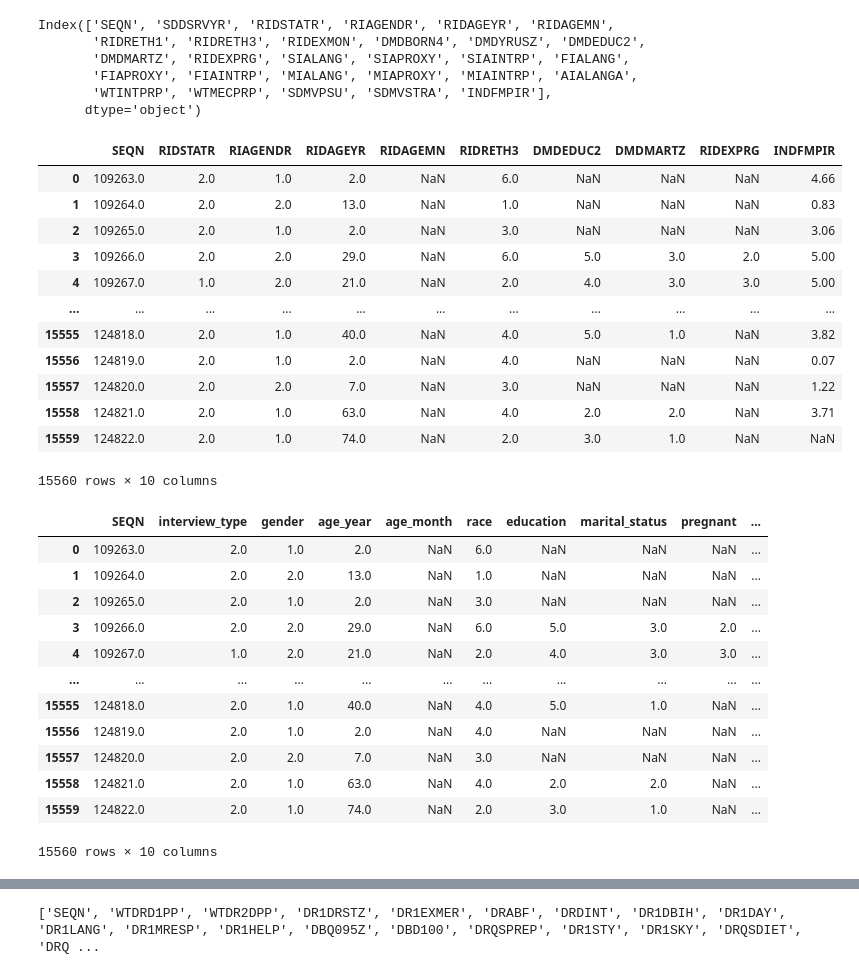
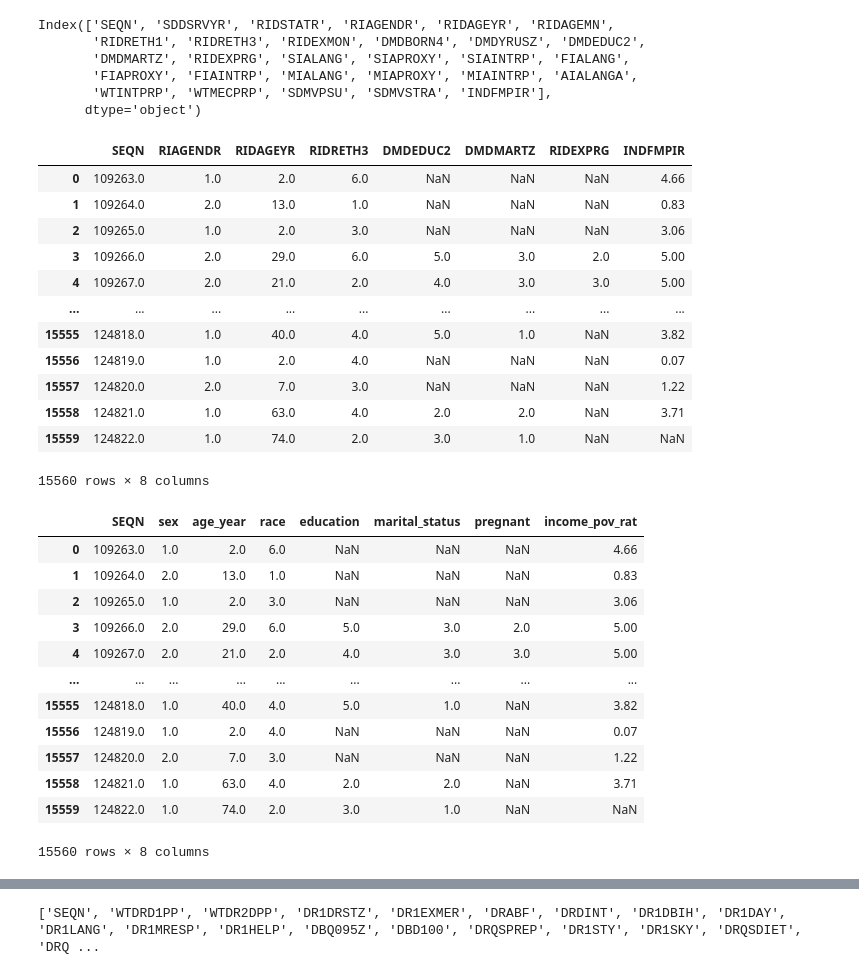
Before and after one commit to beauleblond/nutrec, a Jupyter notebook: app/cleaning_nhanes.ipynb, the cells around one changed output, grey strips where cells are left out. Saved outputs shown, nothing was run; the diff lists cells and outputs as text; code cells hidden in the pictures.

```diff
--- a/app/cleaning_nhanes.ipynb
+++ b/app/cleaning_nhanes.ipynb
@@ -45,30 +51,27 @@ Index(['SEQN', 'SDDSRVYR', 'RIDSTATR', 'RIAGENDR', 'RIDAGEYR', 'RIDAGEMN',
        'WTINTPRP', 'WTMECPRP', 'SDMVPSU', 'SDMVSTRA', 'INDFMPIR'],
       dtype='object')
 # %%
-cols_to_keep = ['SEQN', 'RIDSTATR', 'RIAGENDR', 'RIDAGEYR', 'RIDAGEMN',
-               'RIDRETH3', 'DMDEDUC2', 'DMDMARTZ', 'RIDEXPRG', 'INDFMPIR']
+cols_to_keep = ['SEQN', 'RIAGENDR', 'RIDAGEYR', 'RIDRETH3', 'DMDEDUC2', 'DMDMARTZ', 'RIDEXPRG', 'INDFMPIR']
 demo_clean = demographic_df[cols_to_keep]
 demo_clean
 # %% [output]
-|  | SEQN | RIDSTATR | RIAGENDR | RIDAGEYR | RIDAGEMN | RIDRETH3 | DMDEDUC2 | DMDMARTZ | RIDEXPRG | INDFMPIR |
-| 0 | 109263.0 | 2.0 | 1.0 | 2.0 | NaN | 6.0 | NaN | NaN | NaN | 4.66 |
-| 1 | 109264.0 | 2.0 | 2.0 | 13.0 | NaN | 1.0 | NaN | NaN | NaN | 0.83 |
-| 2 | 109265.0 | 2.0 | 1.0 | 2.0 | NaN | 3.0 | NaN | NaN | NaN | 3.06 |
-| 3 | 109266.0 | 2.0 | 2.0 | 29.0 | NaN | 6.0 | 5.0 | 3.0 | 2.0 | 5.00 |
-| 4 | 109267.0 | 1.0 | 2.0 | 21.0 | NaN | 2.0 | 4.0 | 3.0 | 3.0 | 5.00 |
-| ... | ... | ... | ... | ... | ... | ... | ... | ... | ... | ... |
-| 15555 | 124818.0 | 2.0 | 1.0 | 40.0 | NaN | 4.0 | 5.0 | 1.0 | NaN | 3.82 |
-| 15556 | 124819.0 | 2.0 | 1.0 | 2.0 | NaN | 4.0 | NaN | NaN | NaN | 0.07 |
-| 15557 | 124820.0 | 2.0 | 2.0 | 7.0 | NaN | 3.0 | NaN | NaN | NaN | 1.22 |
-| 15558 | 124821.0 | 2.0 | 1.0 | 63.0 | NaN | 4.0 | 2.0 | 2.0 | NaN | 3.71 |
-| 15559 | 124822.0 | 2.0 | 1.0 | 74.0 | NaN | 2.0 | 3.0 | 1.0 | NaN | NaN |
+|  | SEQN | RIAGENDR | RIDAGEYR | RIDRETH3 | DMDEDUC2 | DMDMARTZ | RIDEXPRG | INDFMPIR |
+| 0 | 109263.0 | 1.0 | 2.0 | 6.0 | NaN | NaN | NaN | 4.66 |
+| 1 | 109264.0 | 2.0 | 13.0 | 1.0 | NaN | NaN | NaN | 0.83 |
+| 2 | 109265.0 | 1.0 | 2.0 | 3.0 | NaN | NaN | NaN | 3.06 |
+| 3 | 109266.0 | 2.0 | 29.0 | 6.0 | 5.0 | 3.0 | 2.0 | 5.00 |
+| 4 | 109267.0 | 2.0 | 21.0 | 2.0 | 4.0 | 3.0 | 3.0 | 5.00 |
+| ... | ... | ... | ... | ... | ... | ... | ... | ... |
+| 15555 | 124818.0 | 1.0 | 40.0 | 4.0 | 5.0 | 1.0 | NaN | 3.82 |
+| 15556 | 124819.0 | 1.0 | 2.0 | 4.0 | NaN | NaN | NaN | 0.07 |
+| 15557 | 124820.0 | 2.0 | 7.0 | 3.0 | NaN | NaN | NaN | 1.22 |
+| 15558 | 124821.0 | 1.0 | 63.0 | 4.0 | 2.0 | 2.0 | NaN | 3.71 |
+| 15559 | 124822.0 | 1.0 | 74.0 | 2.0 | 3.0 | 1.0 | NaN | NaN |
-15560 rows × 10 columns
+15560 rows × 8 columns
 # %%
 demo_clean = demo_clean.rename({'SEQN': 'SEQN',
-                              'RIDSTATR':'interview_type', #interviewed only or MEC and interviewed
-                              'RIAGENDR':'gender', # 1 male, 2 female
+                              'RIAGENDR':'sex', # 1 male, 2 female
                               'RIDAGEYR':'age_year',
-                              'RIDAGEMN':'age_month',
                               'RIDRETH3':'race',
                               'DMDEDUC2':'education',
                               'DMDMARTZ':'marital_status',
@@ -77,16 +80,16 @@ demo_clean = demo_clean.rename({'SEQN': 'SEQN',
                             axis=1)
 demo_clean
 # %% [output]
-|  | SEQN | interview_type | gender | age_year | age_month | race | education | marital_status | pregnant | ... |
-| 0 | 109263.0 | 2.0 | 1.0 | 2.0 | NaN | 6.0 | NaN | NaN | NaN | ... |
-| 1 | 109264.0 | 2.0 | 2.0 | 13.0 | NaN | 1.0 | NaN | NaN | NaN | ... |
-| 2 | 109265.0 | 2.0 | 1.0 | 2.0 | NaN | 3.0 | NaN | NaN | NaN | ... |
-| 3 | 109266.0 | 2.0 | 2.0 | 29.0 | NaN | 6.0 | 5.0 | 3.0 | 2.0 | ... |
-| 4 | 109267.0 | 1.0 | 2.0 | 21.0 | NaN | 2.0 | 4.0 | 3.0 | 3.0 | ... |
-| ... | ... | ... | ... | ... | ... | ... | ... | ... | ... | ... |
-| 15555 | 124818.0 | 2.0 | 1.0 | 40.0 | NaN | 4.0 | 5.0 | 1.0 | NaN | ... |
-| 15556 | 124819.0 | 2.0 | 1.0 | 2.0 | NaN | 4.0 | NaN | NaN | NaN | ... |
-| 15557 | 124820.0 | 2.0 | 2.0 | 7.0 | NaN | 3.0 | NaN | NaN | NaN | ... |
-| 15558 | 124821.0 | 2.0 | 1.0 | 63.0 | NaN | 4.0 | 2.0 | 2.0 | NaN | ... |
-| 15559 | 124822.0 | 2.0 | 1.0 | 74.0 | NaN | 2.0 | 3.0 | 1.0 | NaN | ... |
+|  | SEQN | sex | age_year | race | education | marital_status | pregnant | income_pov_rat |
+| 0 | 109263.0 | 1.0 | 2.0 | 6.0 | NaN | NaN | NaN | 4.66 |
+| 1 | 109264.0 | 2.0 | 13.0 | 1.0 | NaN | NaN | NaN | 0.83 |
+| 2 | 109265.0 | 1.0 | 2.0 | 3.0 | NaN | NaN | NaN | 3.06 |
+| 3 | 109266.0 | 2.0 | 29.0 | 6.0 | 5.0 | 3.0 | 2.0 | 5.00 |
+| 4 | 109267.0 | 2.0 | 21.0 | 2.0 | 4.0 | 3.0 | 3.0 | 5.00 |
+| ... | ... | ... | ... | ... | ... | ... | ... | ... |
+| 15555 | 124818.0 | 1.0 | 40.0 | 4.0 | 5.0 | 1.0 | NaN | 3.82 |
+| 15556 | 124819.0 | 1.0 | 2.0 | 4.0 | NaN | NaN | NaN | 0.07 |
+| 15557 | 124820.0 | 2.0 | 7.0 | 3.0 | NaN | NaN | NaN | 1.22 |
+| 15558 | 124821.0 | 1.0 | 63.0 | 4.0 | 2.0 | 2.0 | NaN | 3.71 |
+| 15559 | 124822.0 | 1.0 | 74.0 | 2.0 | 3.0 | 1.0 | NaN | NaN |
-15560 rows × 10 columns
+15560 rows × 8 columns
```
Also changed, not shown: parts of 77 cells of this notebook, 10 other files.
